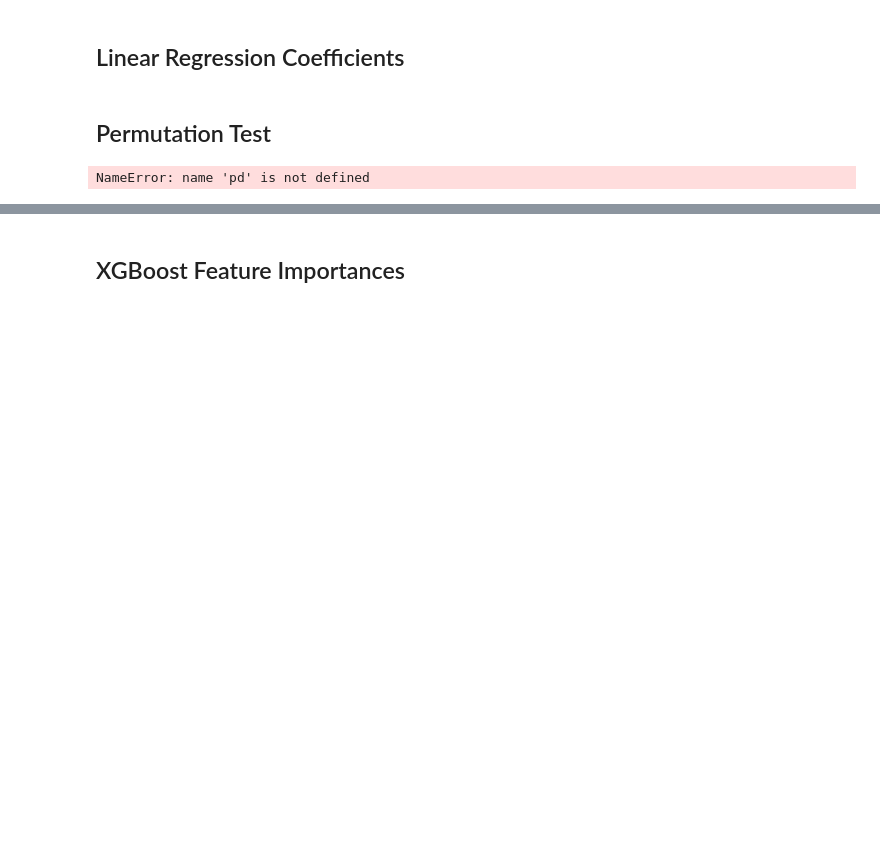
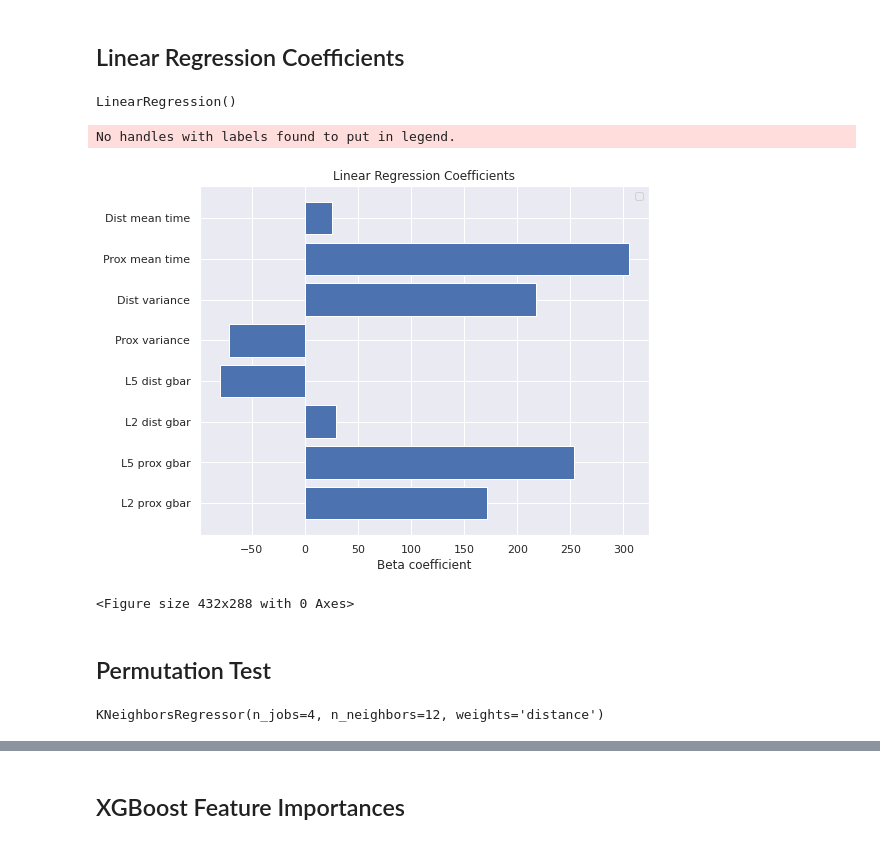
Before and after one commit to ntolley/data1030_project, a Jupyter notebook: src/final_report_global_importance.ipynb, the cells around one changed output, grey strips where cells are left out. Saved outputs shown, nothing was run; the diff lists cells and outputs as text; code cells hidden in the pictures; blank space fills up the shorter version.

Commit message:
Add feature importance plots

```diff
--- a/src/final_report_global_importance.ipynb
+++ b/src/final_report_global_importance.ipynb
@@ -23,8 +18,8 @@ sns.set()
 with open('../results/data_split_nsr.pkl', 'rb') as file:
     data_split_nsr = dill.load(file)
 
-ftr_names = ['L2 prox gbar', 'L5 prox gbar', 'L2 dist gbar', 'L5 dist gbar', 'Prox variance', 'Dist variance',
-               'Prox mean time', 'Dist mean time']
+ftr_names = np.array(['L2 prox gbar', 'L5 prox gbar', 'L2 dist gbar', 'L5 dist gbar', 'Prox variance', 'Dist variance',
+               'Prox mean time', 'Dist mean time'])
 # %%
 results_dict = dict()
 res_names = ['linear_regression', 'ridge_regression', 'kn_regression']
@@ -41,6 +36,37 @@ for name in res_names:
         results_dict[name] = dill.load(file)
 # %% [markdown]
 ## Linear Regression Coefficients
+# %%
+model_name = 'linear_regression'
+split_idx = 0
+random_idx = 0
+
+X_train = pd.DataFrame(data_split_nsr[split_idx]['X_train'], columns=ftr_names)
+X_test = pd.DataFrame(data_split_nsr[split_idx]['X_test'], columns=ftr_names)
+y_train, y_test = data_split_nsr[split_idx]['y_train'],  data_split_nsr[split_idx]['y_test']
+
+reg = regression_dict[model_name]()
+params = results_dict[model_name][split_idx][random_idx]['best_params']
+reg.set_params(**params)
+reg.fit(X_train, y_train)
+# %% [output]
+LinearRegression()
+# %%
+plt.rcParams.update({'font.size': 14})
+plt.figure(figsize=(8,6))
+plt.barh(list(range(n_ftrs)), reg.coef_)
+plt.title("Linear Regression Coefficients")
+plt.xlabel('Beta coefficient')
+plt.yticks(list(range(n_ftrs)), ftr_names)
+plt.legend()
+plt.tight_layout()
+plt.show()
+
+plt.savefig('../figures/linear_regression_coef.png')
+# %% [output]
+No handles with labels found to put in legend.
+[figure, added]
+<Figure size 432x288 with 0 Axes>
 # %% [markdown]
 ## Permutation Test
 # %%
@@ -79,5 +105,5 @@ params = results_dict[model_name][split_idx][random_idx]['best_params']
 reg.set_params(**params)
 reg.fit(X_train, y_train)
 # %% [output]
-NameError: name 'pd' is not defined
+KNeighborsRegressor(n_jobs=4, n_neighbors=12, weights='distance')
 # %%
```
Also changed, not shown: parts of 6 cells of this notebook, 2 other files.
